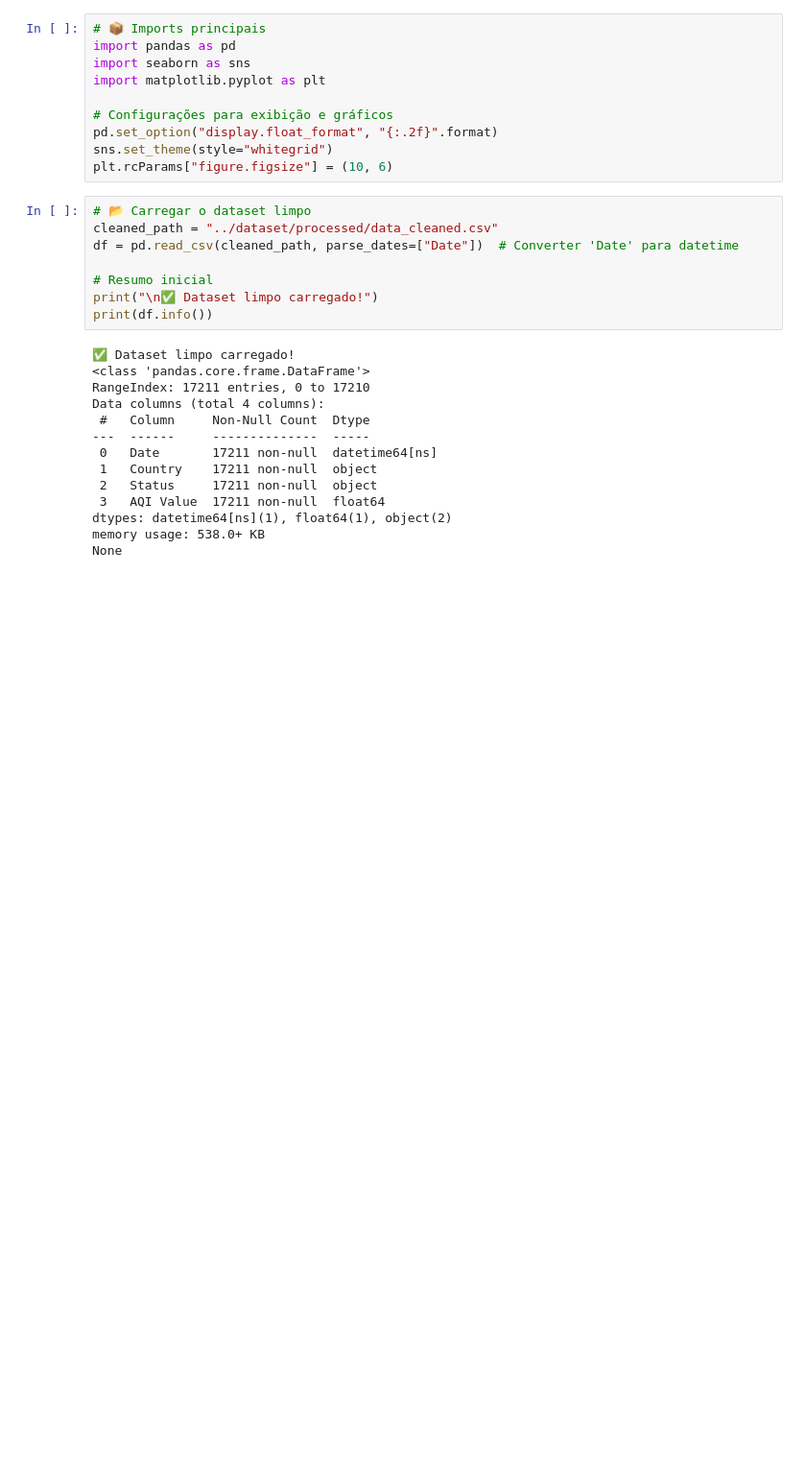
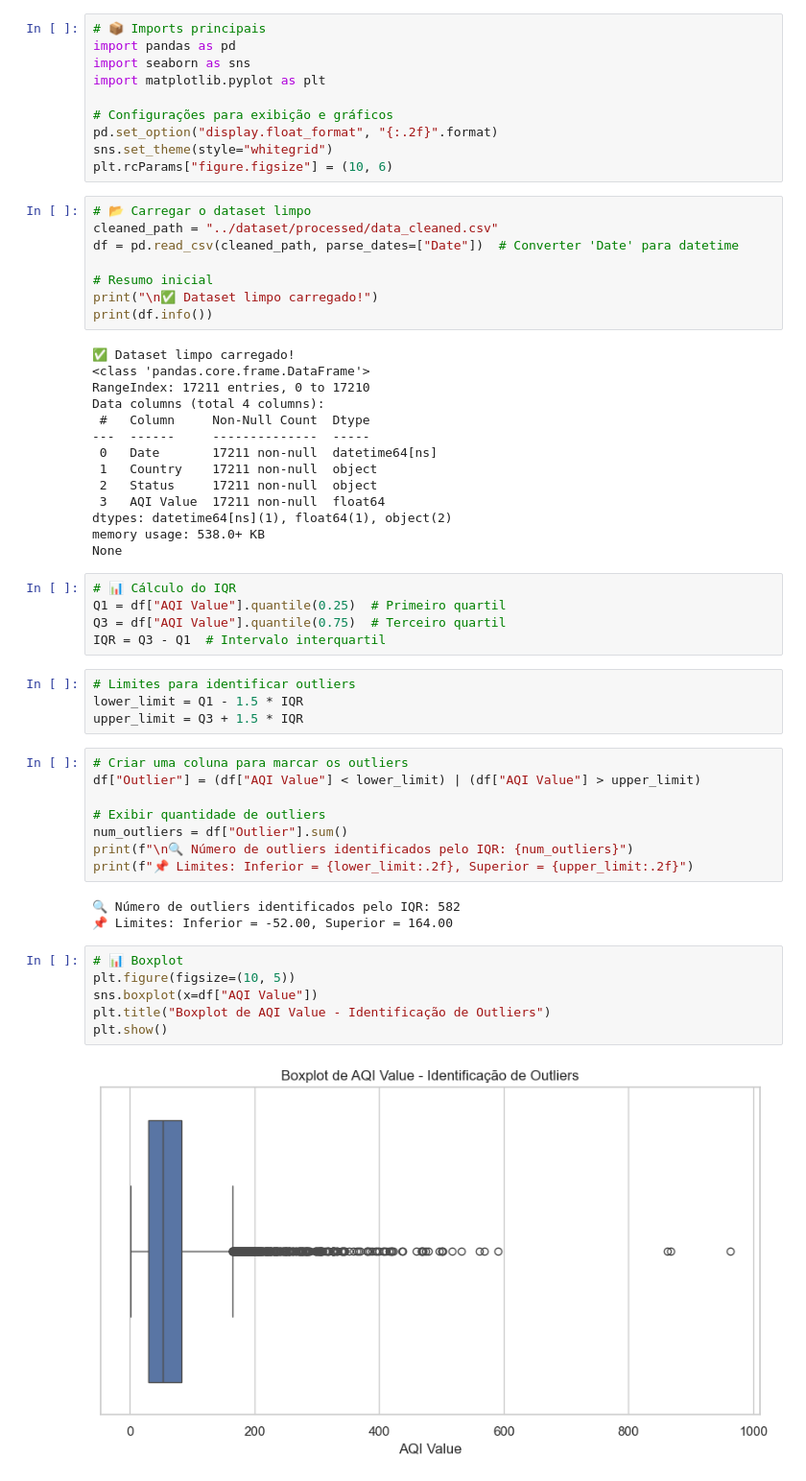
Before and after one commit to lgfas/diabetes-data-mining, a Jupyter notebook: notebooks/Outliers.ipynb, the cells around one changed output. Shown at 96% size. Drawn from its saved outputs; the diff is of its cells as text; blank space fills up the shorter version.

Commit message:
feat: identificação dos outliers antes do balanceamento

```diff
--- a/notebooks/Outliers.ipynb
+++ b/notebooks/Outliers.ipynb
@@ -41,3 +41,31 @@ Data columns (total 4 columns):
 dtypes: datetime64[ns](1), float64(1), object(2)
 memory usage: 538.0+ KB
 None
+# %%
+# 📊 Cálculo do IQR
+Q1 = df["AQI Value"].quantile(0.25)  # Primeiro quartil
+Q3 = df["AQI Value"].quantile(0.75)  # Terceiro quartil
+IQR = Q3 - Q1  # Intervalo interquartil
+# %%
+# Limites para identificar outliers
+lower_limit = Q1 - 1.5 * IQR
+upper_limit = Q3 + 1.5 * IQR
+# %%
+# Criar uma coluna para marcar os outliers
+df["Outlier"] = (df["AQI Value"] < lower_limit) | (df["AQI Value"] > upper_limit)
+
+# Exibir quantidade de outliers
+num_outliers = df["Outlier"].sum()
+print(f"\n🔍 Número de outliers identificados pelo IQR: {num_outliers}")
+print(f"📌 Limites: Inferior = {lower_limit:.2f}, Superior = {upper_limit:.2f}")
+# %% [output]
+🔍 Número de outliers identificados pelo IQR: 582
+📌 Limites: Inferior = -52.00, Superior = 164.00
+# %%
+# 📊 Boxplot
+plt.figure(figsize=(10, 5))
+sns.boxplot(x=df["AQI Value"])
+plt.title("Boxplot de AQI Value - Identificação de Outliers")
+plt.show()
+# %% [output]
+[figure, added]
```
Also changed, not shown: parts of 7 cells of this notebook, 1 other file.
